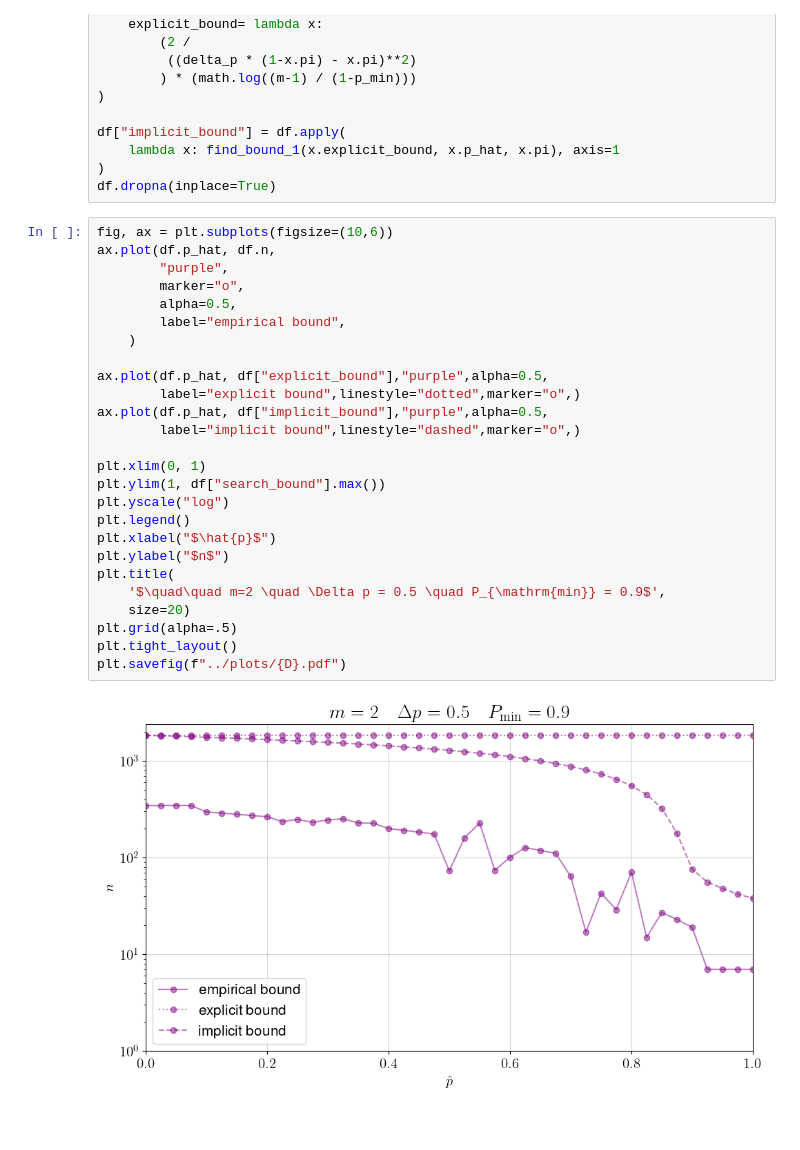
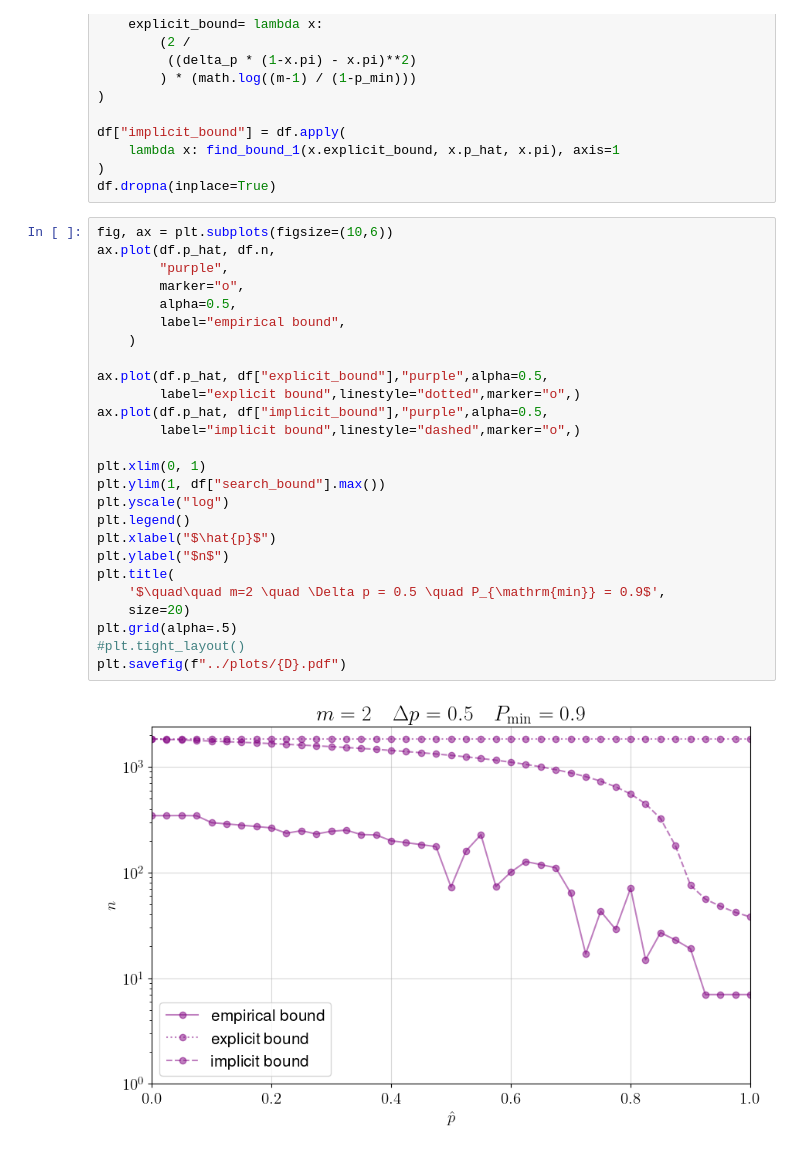
Before and after one commit to drwadu/simcjt, a Jupyter notebook: experiments/notebooks/out-fdp.ipynb, the cells around one changed output. Saved outputs shown, nothing was run; the diff lists cells and outputs as text; blank space fills up the shorter version.

```diff
--- a/experiments/notebooks/out-fdp.ipynb
+++ b/experiments/notebooks/out-fdp.ipynb
@@ -107,28 +107,28 @@ df.dropna(inplace=True)
 # %%
 fig, ax = plt.subplots(figsize=(10,6))
 ax.plot(df.p_hat, df.n,
         "purple",
         marker="o",
         alpha=0.5,
         label="empirical bound",
     )
 
 ax.plot(df.p_hat, df["explicit_bound"],"purple",alpha=0.5,
         label="explicit bound",linestyle="dotted",marker="o",)
 ax.plot(df.p_hat, df["implicit_bound"],"purple",alpha=0.5,
         label="implicit bound",linestyle="dashed",marker="o",)
 
 plt.xlim(0, 1)
 plt.ylim(1, df["search_bound"].max())
 plt.yscale("log")
 plt.legend()
 plt.xlabel("$\hat{p}$")
 plt.ylabel("$n$")
 plt.title(
     '$\quad\quad m=2 \quad \Delta p = 0.5 \quad P_{\mathrm{min}} = 0.9$',
     size=20)
 plt.grid(alpha=.5)
-plt.tight_layout()
+#plt.tight_layout()
 plt.savefig(f"../plots/{D}.pdf")
 # %% [output]
-[figure, old version]
+[figure, new version]
```
Also changed, not shown: 11 other files.
